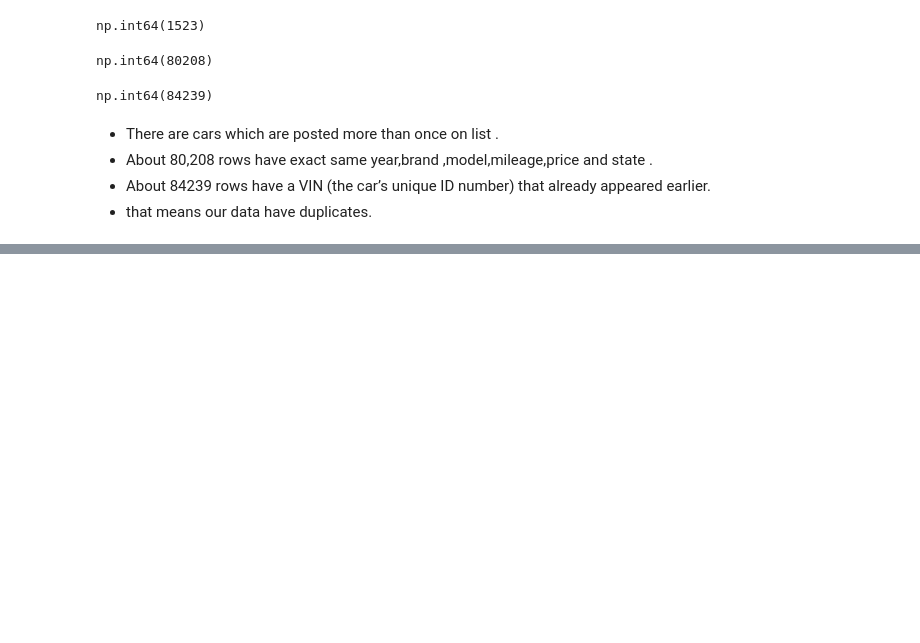
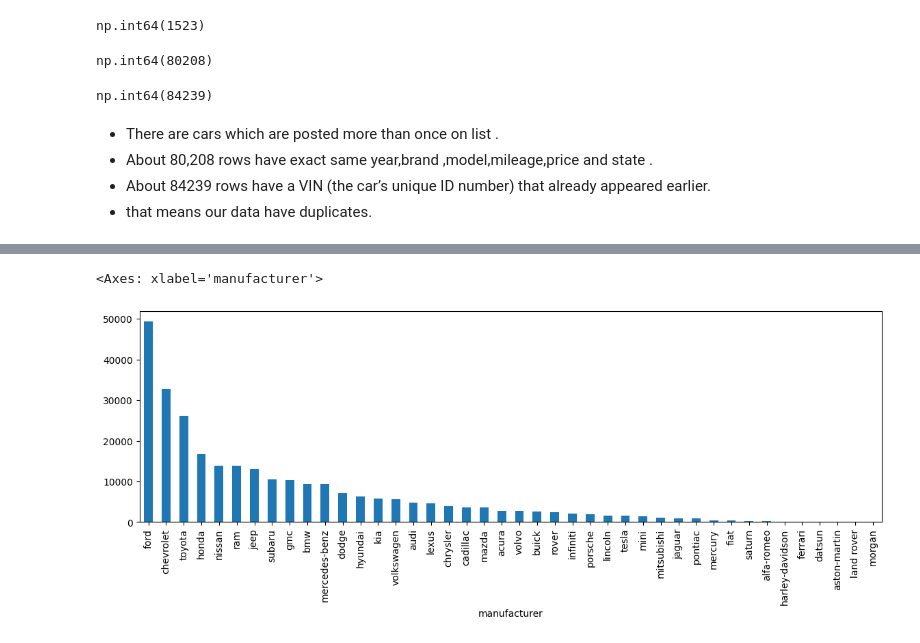
Before and after one commit to dahalaayush000-hue/Ml_journey, a Jupyter notebook: 2.Second/2.Feature_analysis.ipynb, the cells around one changed output, grey strips where cells are left out. Saved outputs shown, nothing was run; the diff lists cells and outputs as text; code cells hidden in the pictures; blank space fills up the shorter version.

```diff
--- a/2.Second/2.Feature_analysis.ipynb
+++ b/2.Second/2.Feature_analysis.ipynb
@@ -213,0 +229,5 @@ np.int64(84239)
+# %%
+temp=df.copy()
+# %%
+temp['price_numeric']= price_numeric
+temp=temp[temp['price_numeric']>0]
@@ -213,0 +242,5 @@ np.int64(84239)
+# %%
+temp['manufacturer'].value_counts().plot(kind='bar', figsize=(14, 4))
+# %% [output]
+<Axes: xlabel='manufacturer'>
+[figure, added]
```
Also changed, not shown: parts of 32 cells of this notebook, 1 other file.
